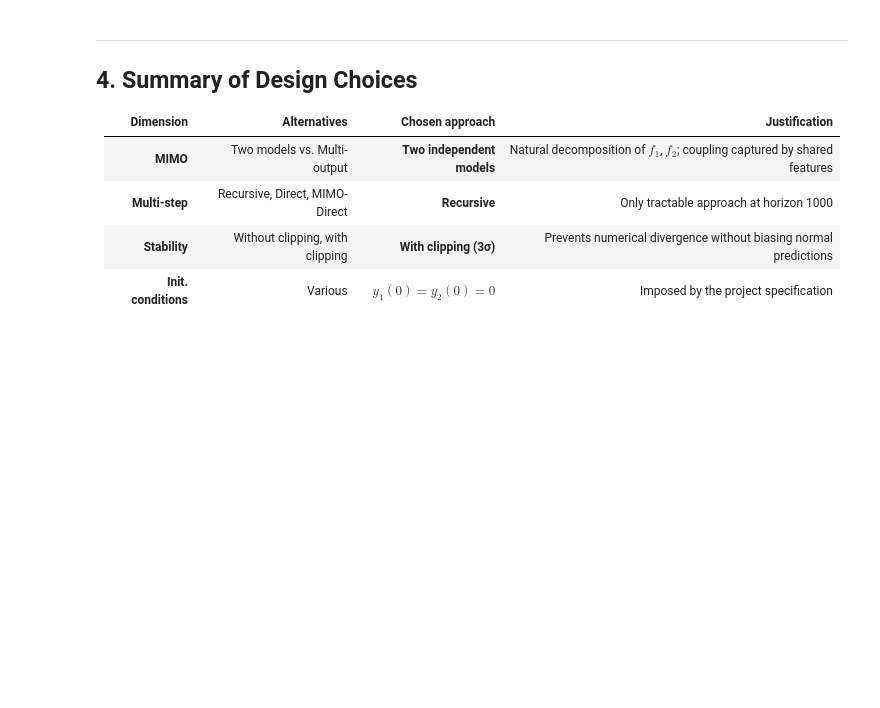
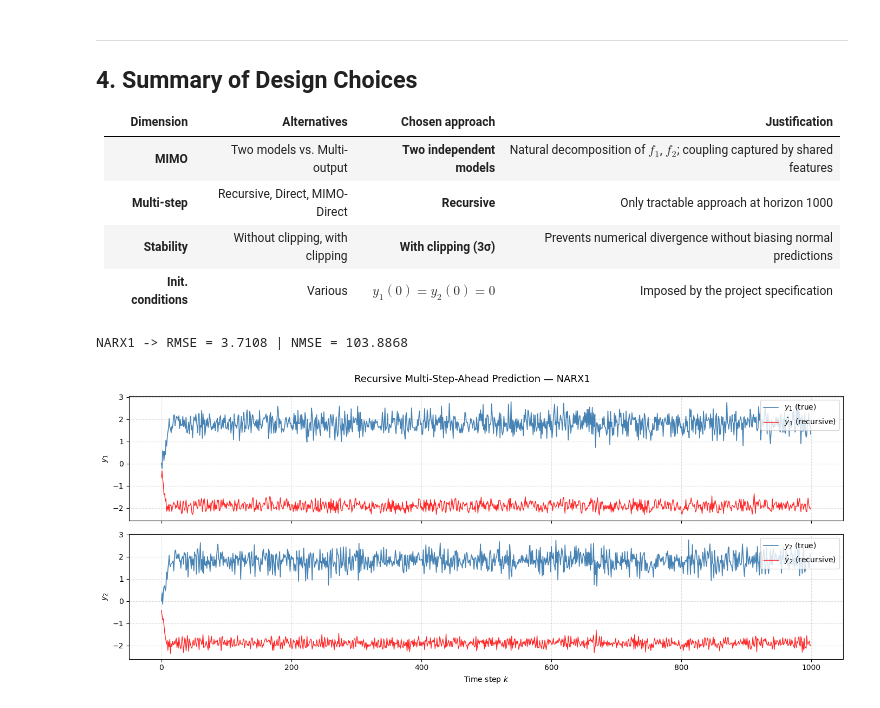
Before and after one commit to zak1070/SFML_INFO_422, a Jupyter notebook: step2b_prediction_strategy.ipynb, the cells around one changed output. Cells and saved outputs as stored; diff of their text form; code cells hidden in the pictures; blank space fills up the shorter version.

Commit message:
task 2b Demo added, outputs must be analyzed

```diff
--- a/step2b_prediction_strategy.ipynb
+++ b/step2b_prediction_strategy.ipynb
@@ -311,19 +255,0 @@ Recursive prediction (NARX1, Random Forest)
-# %%
-# ── Visualisation: recursive prediction vs. true values ──────────────────────
-T = np.arange(N_TEST)
-fig, axes = plt.subplots(2, 1, figsize = (14, 6), sharex = True)
-
-for i, ax in enumerate(axes):
-    ax.plot(T, Y_ts[1:N_TEST+1, i], label = f'$y_{i+1}$ (true)',  color = 'steelblue', lw = 1.2)
-    ax.plot(T, Y_pred[:N_TEST, i],  label = f'$\\hat y_{i+1}$ (recursive)', color = 'red', lw=1, alpha = 0.85)
-    ax.set_ylabel(f'$y_{i+1}$')
-    ax.legend(loc = 'upper right')
-    ax.grid(True, linestyle='--', alpha = 0.4)
-
-axes[1].set_xlabel('Time step $k$')
-fig.suptitle('Recursive Multi-Step-Ahead Prediction — NARX1 Pilot (Random Forest)', fontsize = 13)
-plt.tight_layout()
-plt.show()
-
-print("\nObservation: if the red curve follows the blue one over 1000 steps without diverging,")
-print("the recursive strategy is stable for this model.")
@@ -341,3 +263,57 @@ the recursive strategy is stable for this model.
 | **Multi-step** | Recursive, Direct, MIMO-Direct | **Recursive** | Only tractable approach at horizon 1000 |
 | **Stability** | Without clipping, with clipping | **With clipping (3σ)** | Prevents numerical divergence without biasing normal predictions |
 | **Init. conditions** | Various | **$y_1(0)=y_2(0)=0$** | Imposed by the project specification |
+# %%
+# ── Demo: the recursive strategy on NARX1
+np.random.seed(42)
+
+# parameters from task 2a (MI)
+NA_1, NB_1, D_1 = 2, 2, 0
+N_TRAIN, N_TEST = 2000, 1000
+NOISE = 0.05
+
+
+U_tr_1, Y_tr_1 = sim_narx1(N_TRAIN, NOISE)
+U_ts_1, Y_ts_1 = sim_narx1(N_TEST, NOISE)
+
+
+X_tr_1, Y_tr_target_1 = make_sliding_window(U_tr_1, Y_tr_1, na=NA_1, nb=NB_1, d=D_1)
+
+# clip range
+y_std_1  = Y_tr_1.std(axis=0).max()
+y_clip_1 = (Y_tr_1.min() - 3*y_std_1, Y_tr_1.max() + 3*y_std_1)
+
+# train models
+rf_y1_1 = RandomForestRegressor(n_estimators=100, random_state=42, n_jobs=-1)
+rf_y2_1 = RandomForestRegressor(n_estimators=100, random_state=42, n_jobs=-1)
+rf_y1_1.fit(X_tr_1, Y_tr_target_1[:, 0])
+rf_y2_1.fit(X_tr_1, Y_tr_target_1[:, 1])
+
+# predict
+Y_pred_1 = recursive_predict(
+    model_y1=rf_y1_1, model_y2=rf_y2_1,
+    U_test=U_ts_1, na=NA_1, nb=NB_1, d=D_1,
+    y_clip=y_clip_1
+)
+
+# metrics
+rmse_1 = compute_rmse(Y_ts_1[1:N_TEST+1], Y_pred_1[:N_TEST])
+nmse_1 = compute_nmse(Y_ts_1[1:N_TEST+1], Y_pred_1[:N_TEST])
+print(f"NARX1 -> RMSE = {rmse_1:.4f} | NMSE = {nmse_1:.4f}")
+
+# plot
+T = np.arange(N_TEST)
+fig, axes = plt.subplots(2, 1, figsize=(14, 6), sharex=True)
+for i, ax in enumerate(axes):
+    ax.plot(T, Y_ts_1[1:N_TEST+1, i], label=f'$y_{i+1}$ (true)', color='steelblue', lw=1.2)
+    ax.plot(T, Y_pred_1[:N_TEST, i], label=f'$\\hat y_{i+1}$ (recursive)', color='red', lw=1, alpha=0.85)
+    ax.set_ylabel(f'$y_{i+1}$')
+    ax.legend(loc='upper right')
+    ax.grid(True, linestyle='--', alpha=0.4)
+axes[1].set_xlabel('Time step $k$')
+fig.suptitle('Recursive Multi-Step-Ahead Prediction — NARX1', fontsize=13)
+plt.tight_layout()
+plt.show()
+# %% [output]
+NARX1 -> RMSE = 3.7108 | NMSE = 103.8868
+[figure, added]
```
Also changed, not shown: parts of 5 cells of this notebook.
